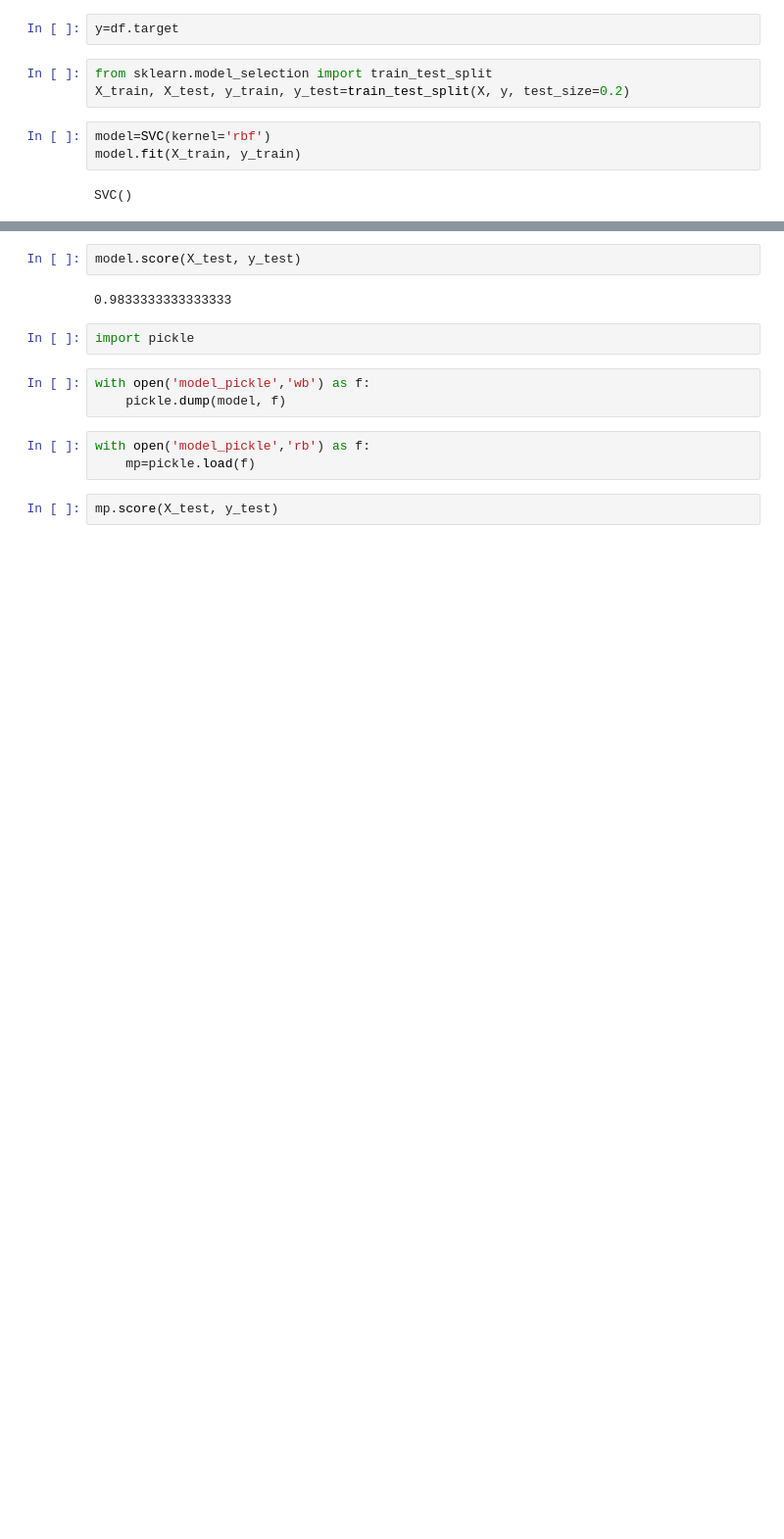
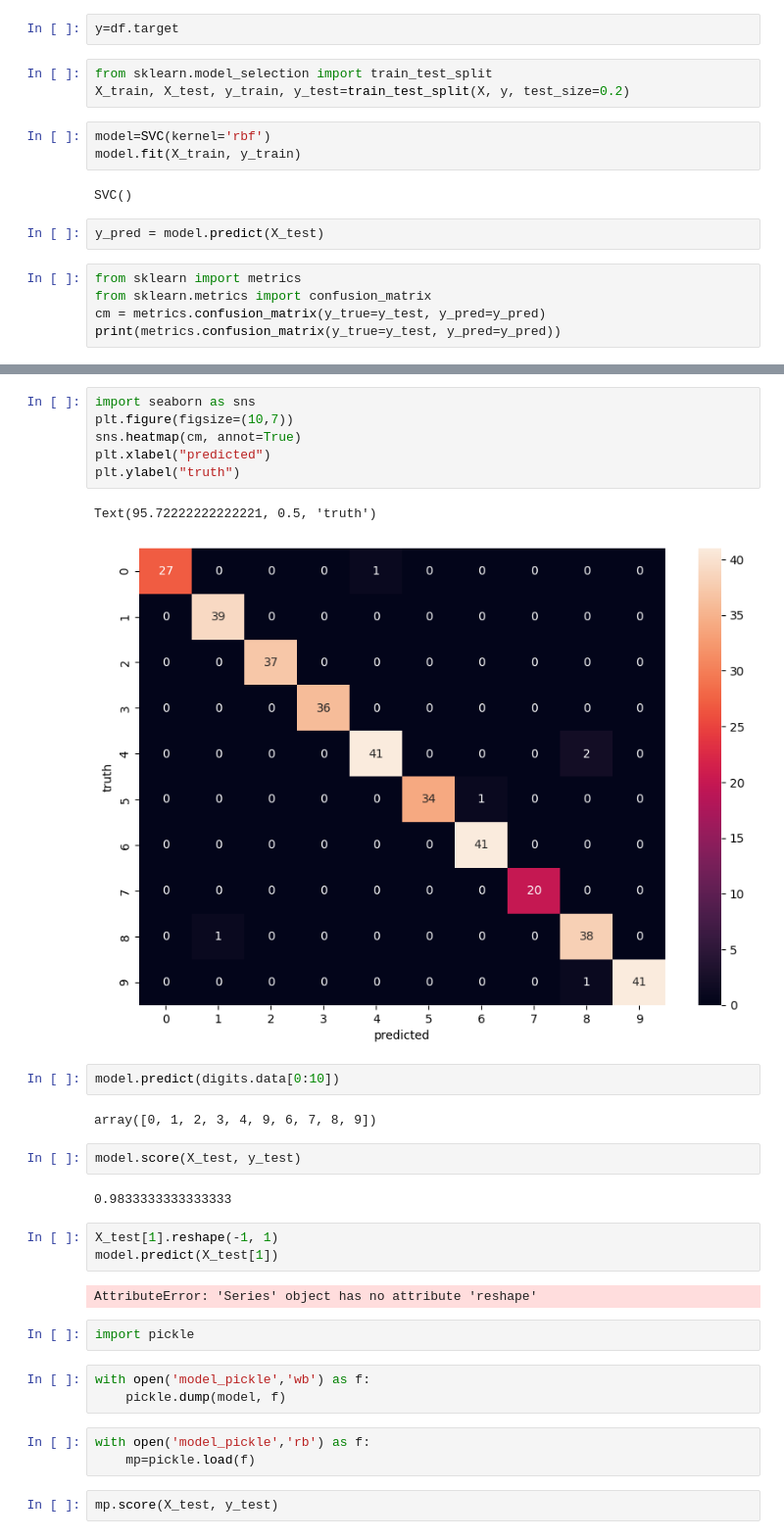
Before and after one commit to amit-parmar/Support-Vector-machine-Projects, a Jupyter notebook: SVM_Mnist_digit classification.ipynb, the cells around one changed output, grey strips where cells are left out. Shown at 98% size. Saved outputs shown, nothing was run; the diff lists cells and outputs as text; blank space fills up the shorter version.

Commit message:
adding the seaborn

```diff
--- a/SVM_Mnist_digit classification.ipynb
+++ b/SVM_Mnist_digit classification.ipynb
@@ -83,3 +109,10 @@ model=SVC(kernel='rbf')
 model.fit(X_train, y_train)
 # %% [output]
 SVC()
+# %%
+y_pred = model.predict(X_test)
+# %%
+from sklearn import metrics
+from sklearn.metrics import confusion_matrix
+cm = metrics.confusion_matrix(y_true=y_test, y_pred=y_pred)
+print(metrics.confusion_matrix(y_true=y_test, y_pred=y_pred))
@@ -86,7 +130,25 @@ SVC()
+# %%
+import seaborn as sns
+plt.figure(figsize=(10,7))
+sns.heatmap(cm, annot=True)
+plt.xlabel("predicted")
+plt.ylabel("truth")
+# %% [output]
+Text(95.72222222222221, 0.5, 'truth')
+[figure, added]
+# %%
+model.predict(digits.data[0:10])
+# %% [output]
+array([0, 1, 2, 3, 4, 9, 6, 7, 8, 9])
 # %%
 model.score(X_test, y_test)
 # %% [output]
 0.9833333333333333
+# %%
+X_test[1].reshape(-1, 1)
+model.predict(X_test[1])
+# %% [output]
+AttributeError: 'Series' object has no attribute 'reshape'
 # %%
 import pickle
 # %%
```
Also changed, not shown: parts of 5 cells of this notebook.
